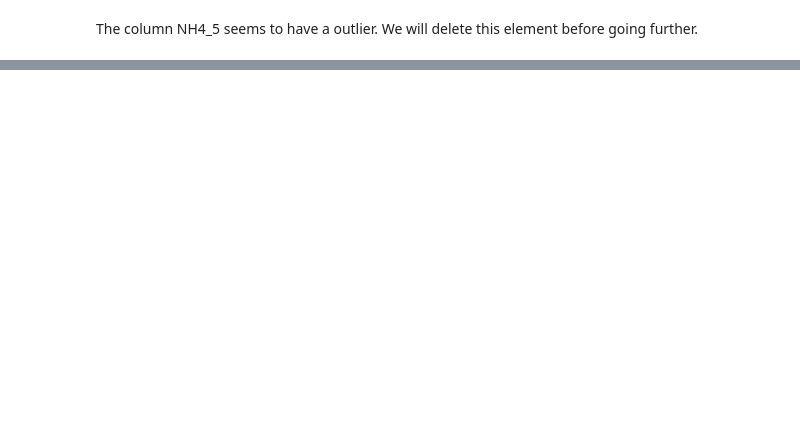
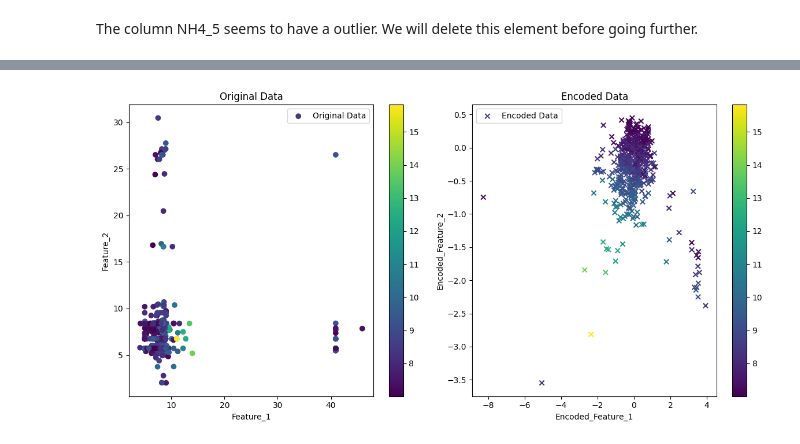
Before and after one commit to ThibLang/playground-series-s3e21, a Jupyter notebook: DataCentric.ipynb, the cells around one changed output, grey strips where cells are left out. Saved outputs shown, nothing was run; the diff lists cells and outputs as text; code cells hidden in the pictures; blank space fills up the shorter version.

```diff
--- a/DataCentric.ipynb
+++ b/DataCentric.ipynb
@@ -252,0 +348,9 @@ submission.describe()
+# %%
+encoder = Model(x, z_mean)
+X_test_encoded = encoder.predict(X_test, batch_size=batch_size)
+plt.figure(figsize=(6, 6))
+plt.scatter(X_test_encoded[:, 0], X_test_encoded[:, 1], c=y_test, cmap='viridis')
+plt.colorbar()
+plt.xlabel("z[0]")
+plt.ylabel("z[1]")
+plt.show()
@@ -252,0 +388,25 @@ submission.describe()
+# %%
+plt.figure(figsize=(12, 6))
+
+# Plotting original X_test data for the first two features
+plt.subplot(1, 2, 1)
+plt.scatter(X_test.iloc[:, 1], X_test.iloc[:, 2], c=y_test, cmap='viridis', marker='o', label='Original Data')
+plt.colorbar()
+plt.xlabel("Feature_1")
+plt.ylabel("Feature_2")
+plt.legend()
+plt.title("Original Data")
+
+# Plotting encoded X_test_encoded data
+plt.subplot(1, 2, 2)
+plt.scatter(X_test_encoded[:, 0], X_test_encoded[:, 1], c=y_test, cmap='viridis', marker='x', label='Encoded Data')
+plt.colorbar()
+plt.xlabel("Encoded_Feature_1")
+plt.ylabel("Encoded_Feature_2")
+plt.legend()
+plt.title("Encoded Data")
+
+plt.tight_layout()
+plt.show()
+# %% [output]
+[figure, added]
```
Also changed, not shown: parts of 47 cells of this notebook, 1 other file.
